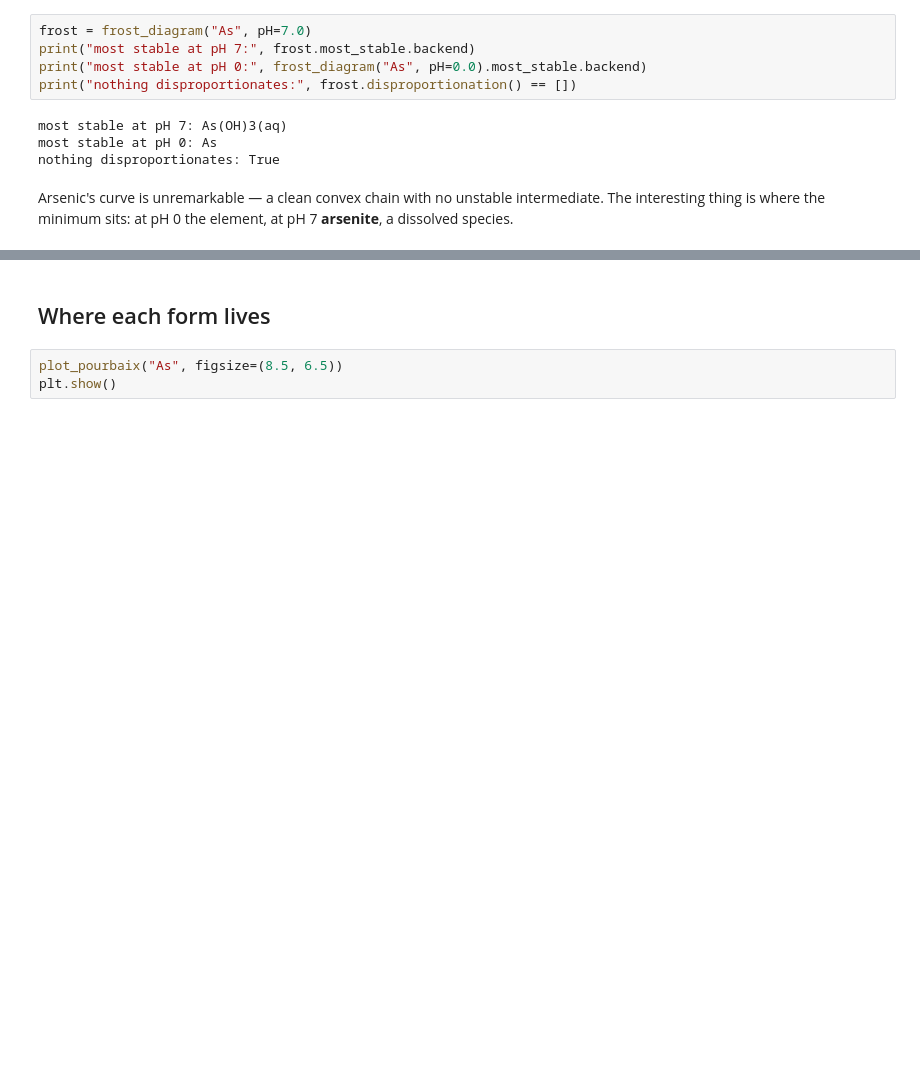
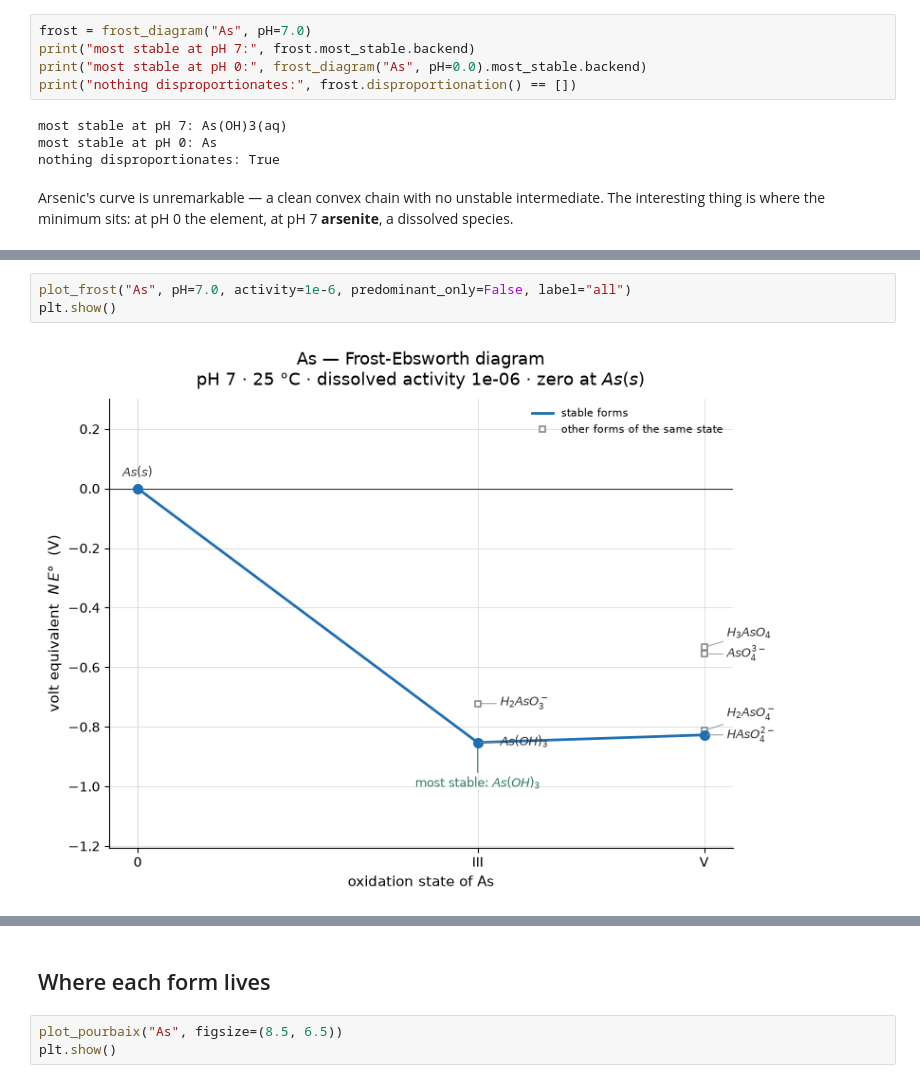
Before and after one commit to JamesRH/microbial_thermo, a Jupyter notebook: notebooks/10_arsenic.ipynb, the cells around one changed output, grey strips where cells are left out. Drawn from its saved outputs; the diff is of its cells as text; blank space fills up the shorter version.

```diff
--- a/notebooks/10_arsenic.ipynb
+++ b/notebooks/10_arsenic.ipynb
@@ -65,0 +84,5 @@ element, at pH 7 **arsenite**, a dissolved species.
+# %%
+plot_frost("As", pH=7.0, activity=1e-6, predominant_only=False, label="all")
+plt.show()
+# %% [output]
+[figure, added]
```
Also changed, not shown: parts of 10 cells of this notebook, 7 other files.
